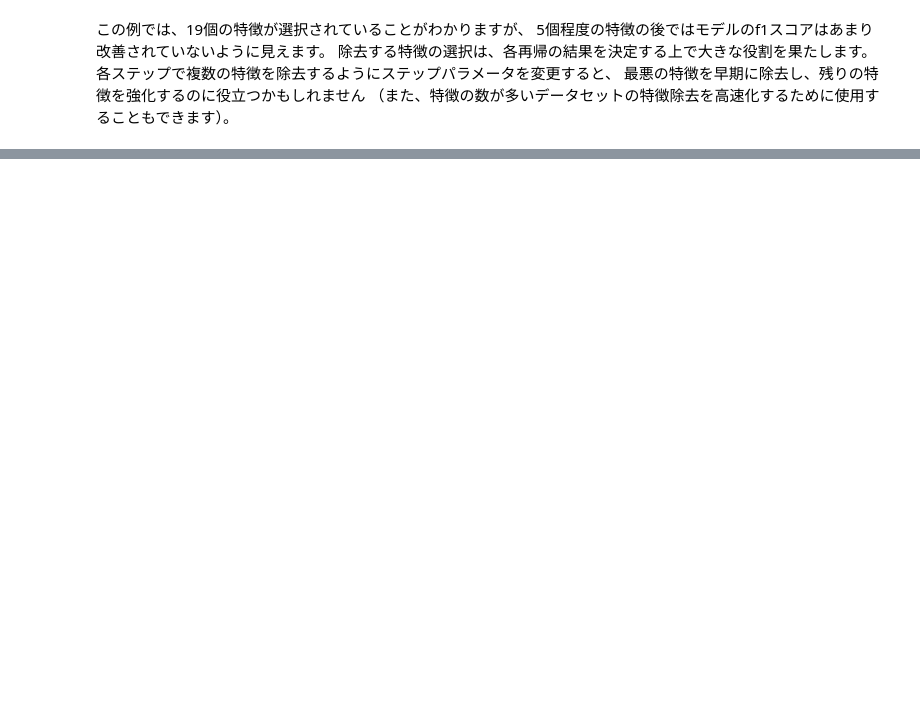
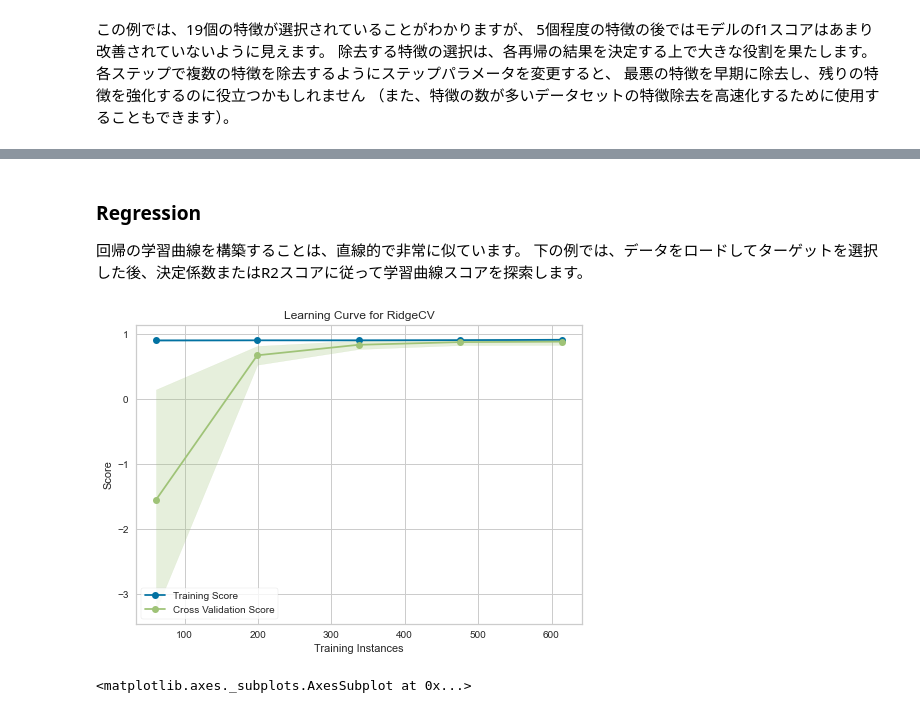
Before and after one commit to ism-k/DataScience1, a Jupyter notebook: excercise_5_rfe.ipynb, the cells around one changed output, grey strips where cells are left out. Drawn from its saved outputs; the diff is of its cells as text; code cells hidden in the pictures; blank space fills up the shorter version.

```diff
--- a/excercise_5_rfe.ipynb
+++ b/excercise_5_rfe.ipynb
@@ -70,0 +166,23 @@ visualizer.show()           # Finalize and render the figure
+# %% [markdown]
+### Regression
+
+回帰の学習曲線を構築することは、直線的で非常に似ています。
+下の例では、データをロードしてターゲットを選択した後、決定係数またはR2スコアに従って学習曲線スコアを探索します。
+# %%
+from sklearn.linear_model import RidgeCV
+
+from yellowbrick.datasets import load_energy
+from yellowbrick.model_selection import LearningCurve
+
+# Load a regression dataset
+X, y = load_energy()
+
+# Instantiate the regression model and visualizer
+model = RidgeCV()
+visualizer = LearningCurve(model, scoring='r2')
+
+visualizer.fit(X, y)        # Fit the data to the visualizer
+visualizer.show()           # Finalize and render the figure
+# %% [output]
+[figure, added]
+<matplotlib.axes._subplots.AxesSubplot at 0x...>
```
Also changed, not shown: parts of 18 cells of this notebook, 9 other files.
